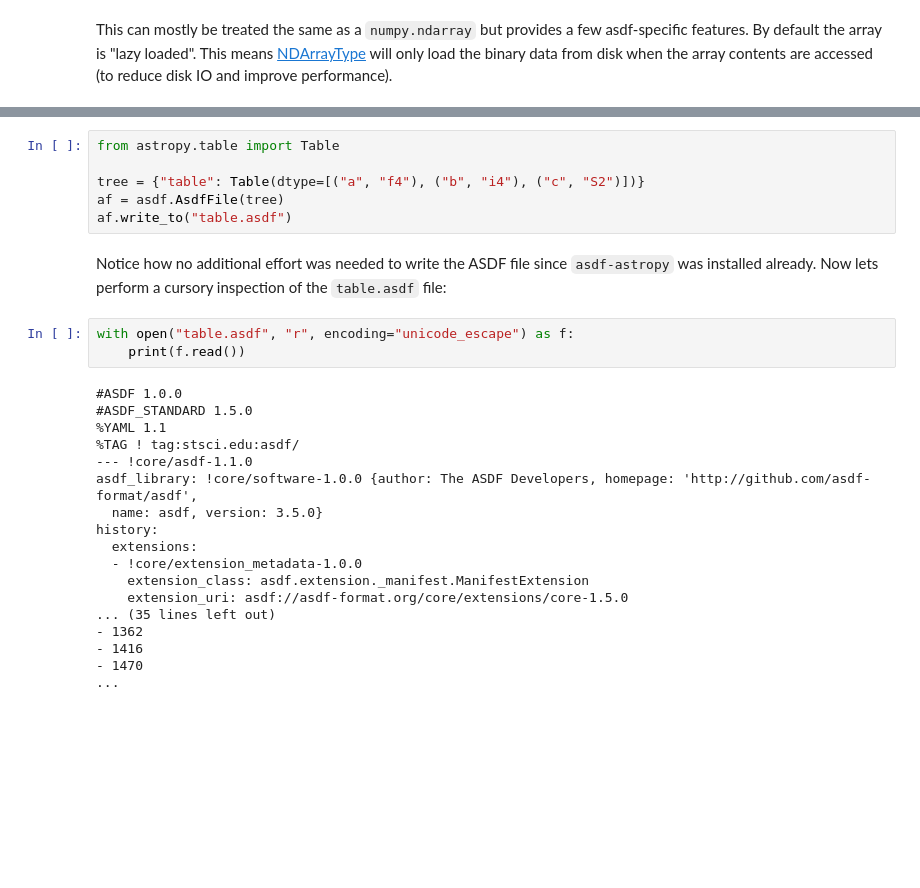
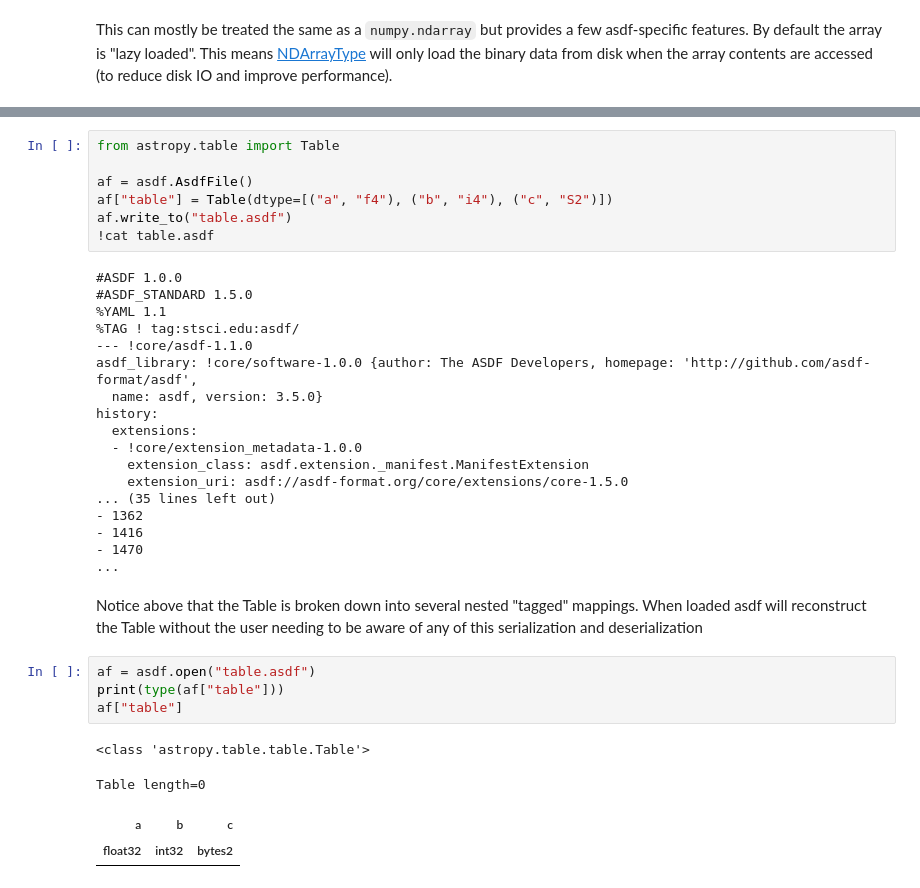
Before and after one commit to asdf-format/asdf-adass2024, a Jupyter notebook: tutorial/03_creating_asdf_files/Creating ASDF Files.ipynb, the cells around one changed output, grey strips where cells are left out. Drawn from its saved outputs; the diff is of its cells as text; blank space fills up the shorter version.

```diff
--- a/tutorial/03_creating_asdf_files/Creating ASDF Files.ipynb
+++ b/tutorial/03_creating_asdf_files/Creating ASDF Files.ipynb
@@ -241,31 +286,37 @@ Thus serializing an `astropy` `Table` object:
 # %%
 from astropy.table import Table
 
-tree = {"table": Table(dtype=[("a", "f4"), ("b", "i4"), ("c", "S2")])}
-af = asdf.AsdfFile(tree)
+af = asdf.AsdfFile()
+af["table"] = Table(dtype=[("a", "f4"), ("b", "i4"), ("c", "S2")])
 af.write_to("table.asdf")
+!cat table.asdf
+# %% [output]
+#ASDF 1.0.0
+#ASDF_STANDARD 1.5.0
+%YAML 1.1
+%TAG ! tag:stsci.edu:asdf/
+--- !core/asdf-1.1.0
+asdf_library: !core/software-1.0.0 {author: The ASDF Developers, homepage: 'http://github.com/asdf-format/asdf',
+  name: asdf, version: 3.5.0}
+history:
+  extensions:
+  - !core/extension_metadata-1.0.0
+    extension_class: asdf.extension._manifest.ManifestExtension
+    extension_uri: asdf://asdf-format.org/core/extensions/core-1.5.0
+... (35 lines left out)
+- 1362
+- 1416
+- 1470
+...
 # %% [markdown]
-Notice how no additional effort was needed to write the ASDF file since `asdf-astropy` was installed
-already. Now lets perform a cursory inspection of the `table.asdf` file:
+Notice above that the Table is broken down into several nested "tagged" mappings. When loaded asdf will reconstruct the Table without the user needing to be aware of any of this serialization and deserialization
-# %%
-with open("table.asdf", "r", encoding="unicode_escape") as f:
-    print(f.read())
-# %% [output]
-#ASDF 1.0.0
-#ASDF_STANDARD 1.5.0
-%YAML 1.1
-%TAG ! tag:stsci.edu:asdf/
---- !core/asdf-1.1.0
-asdf_library: !core/software-1.0.0 {author: The ASDF Developers, homepage: 'http://github.com/asdf-format/asdf',
-  name: asdf, version: 3.5.0}
-history:
-  extensions:
-  - !core/extension_metadata-1.0.0
-    extension_class: asdf.extension._manifest.ManifestExtension
-    extension_uri: asdf://asdf-format.org/core/extensions/core-1.5.0
-... (35 lines left out)
-- 1362
-- 1416
-- 1470
-...
+# %%
+af = asdf.open("table.asdf")
+print(type(af["table"]))
+af["table"]
+# %% [output]
+<class 'astropy.table.table.Table'>
+Table length=0
+| a | b | c |
+| float32 | int32 | bytes2 |
 # %% [markdown]
```
Also changed, not shown: parts of 27 cells of this notebook.
